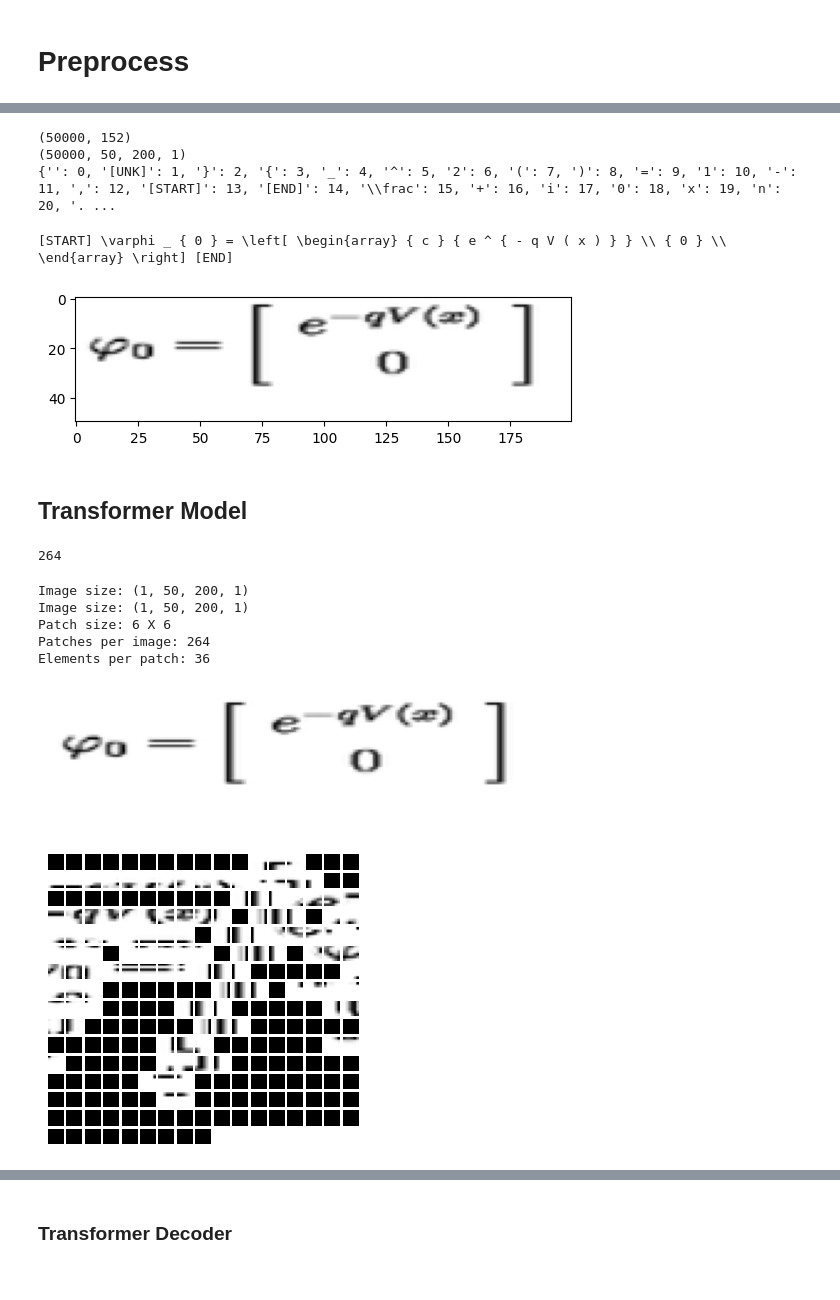
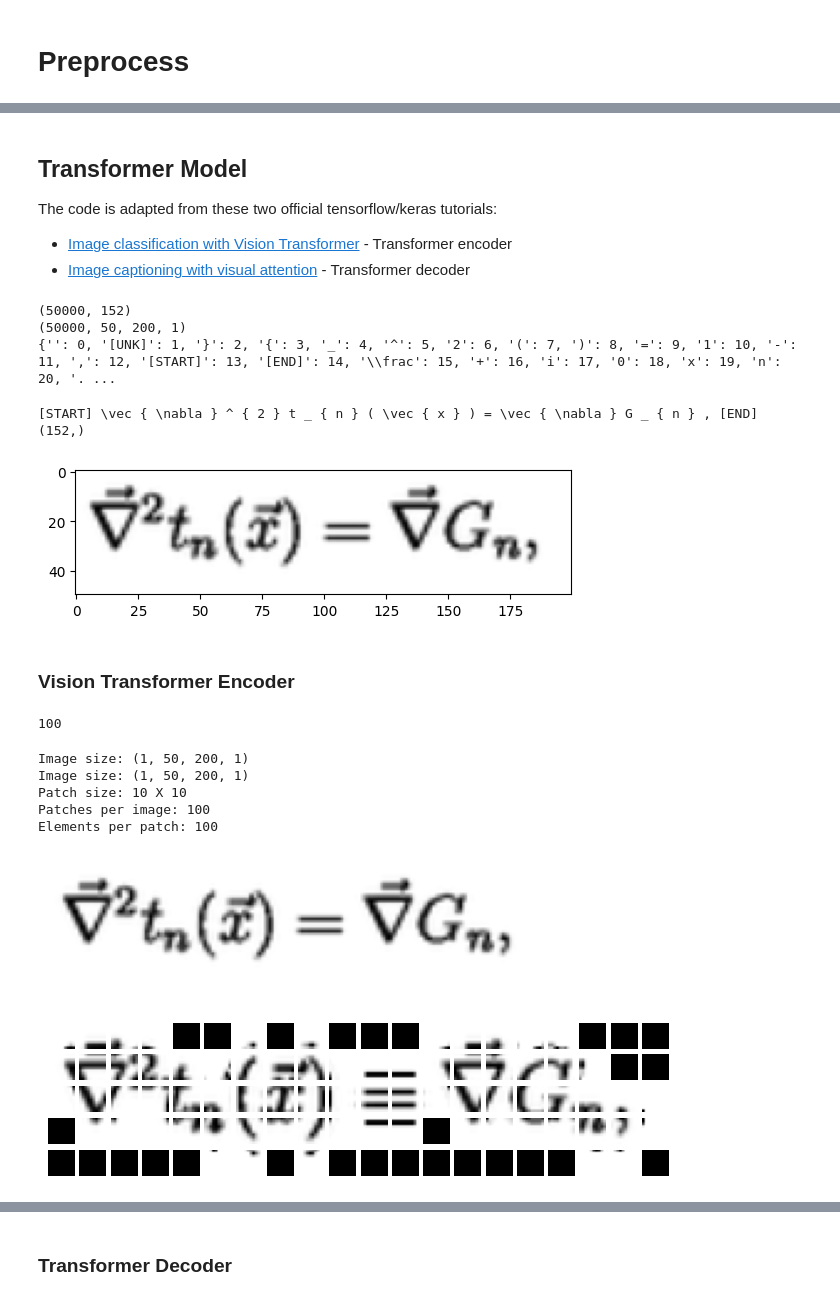
Before and after one commit to osjayaprakash/deeplearning, a Jupyter notebook: transformer_model.ipynb, the cells around one changed output, grey strips where cells are left out. Drawn from its saved outputs; the diff is of its cells as text; code cells hidden in the pictures.

Commit message:
Add final transformer code

```diff
--- a/transformer_model.ipynb
+++ b/transformer_model.ipynb
@@ -96 +99,7 @@ train_images = load_and_preprocess_images(train_image_paths)
+# %% [markdown]
+## Transformer Model
+
+The code is adapted from these two official tensorflow/keras tutorials:
+- [Image classification with Vision Transformer](https://keras.io/examples/vision/image_classification_with_vision_transformer/) - Transformer encoder
+- [Image captioning with visual attention](https://www.tensorflow.org/text/tutorials/image_captioning) - Transformer decoder
 # %%
@@ -116,13 +123,16 @@ idx = np.random.choice(range(train_images.shape[0]))
 img = train_images[idx]
 plt.imshow(img.numpy(), cmap="gray")
 print(train_latex_texts[idx])
+\vec { \nabla } ^ { 2 } \xi ( \vec { x } ) = \nabla \times \vec { \nabla }
+print(train_sequences[idx].shape)
 # %% [output]
-[START] \varphi _ { 0 } = \left[ \begin{array} { c } { e ^ { - q V ( x ) } } \\ { 0 } \\ \end{array} \right] [END]
+[START] \vec { \nabla } ^ { 2 } t _ { n } ( \vec { x } ) = \vec { \nabla } G _ { n } , [END]
+(152,)
-[figure, old version]
+[figure, new version]
 # %% [markdown]
-## Transformer Model
+### Vision Transformer Encoder
 # %%
-patch_size = 6  # Size of the patches to be extract from the input images
+patch_size = 10  # Size of the patches to be extract from the input images
 num_patches = (IMG_SHAPE[0] // patch_size) * (IMG_SHAPE[1] // patch_size)
 projection_dim = EMBEDDING_DIM
 num_heads = 4
@@ -134,7 +144,7 @@ transformer_layers = 8
 mlp_head_units = [2048, 1024]
 print(num_patches)
 # %% [output]
-264
+100
 # %%
 class Patches(tf.keras.layers.Layer):
     def __init__(self, patch_size):
@@ -166,30 +176,31 @@ class Patches(tf.keras.layers.Layer):
 # %%
 plt.imshow(img.numpy(), cmap="gray")
 plt.axis("off")
 image = tf.expand_dims(img, axis = 0)
 
 print(f"Image size: {image.shape}")
 patches = Patches(patch_size)(image)
 print(f"Image size: {image.shape}")
 print(f"Patch size: {patch_size} X {patch_size}")
 print(f"Patches per image: {patches.shape[1]}")
 print(f"Elements per patch: {patches.shape[-1]}")
 
-n = int(np.sqrt(patches.shape[1])) +1
-plt.figure(figsize=(4, 4))
+rows = int(IMG_SHAPE[0] / patch_size)
+cols = int(IMG_SHAPE[1] / patch_size)
+plt.figure(figsize=(8, 2))
 for i, patch in enumerate(patches[0]):
-    ax = plt.subplot(n, n, i + 1)
+    ax = plt.subplot(rows, cols, i + 1)
     patch_img = tf.reshape(patch, (patch_size, patch_size, 1))
     plt.imshow(patch_img.numpy(), cmap='gray')
     plt.axis("off")
 # %% [output]
 Image size: (1, 50, 200, 1)
 Image size: (1, 50, 200, 1)
-Patch size: 6 X 6
-Patches per image: 264
-Elements per patch: 36
+Patch size: 10 X 10
+Patches per image: 100
+Elements per patch: 100
-[figure, old version]
+[figure, new version]
-[figure, old version]
+[figure, new version]
 # %%
 def mlp(x, hidden_units, dropout_rate):
     for units in hidden_units:
```
Also changed, not shown: parts of 36 cells of this notebook.
